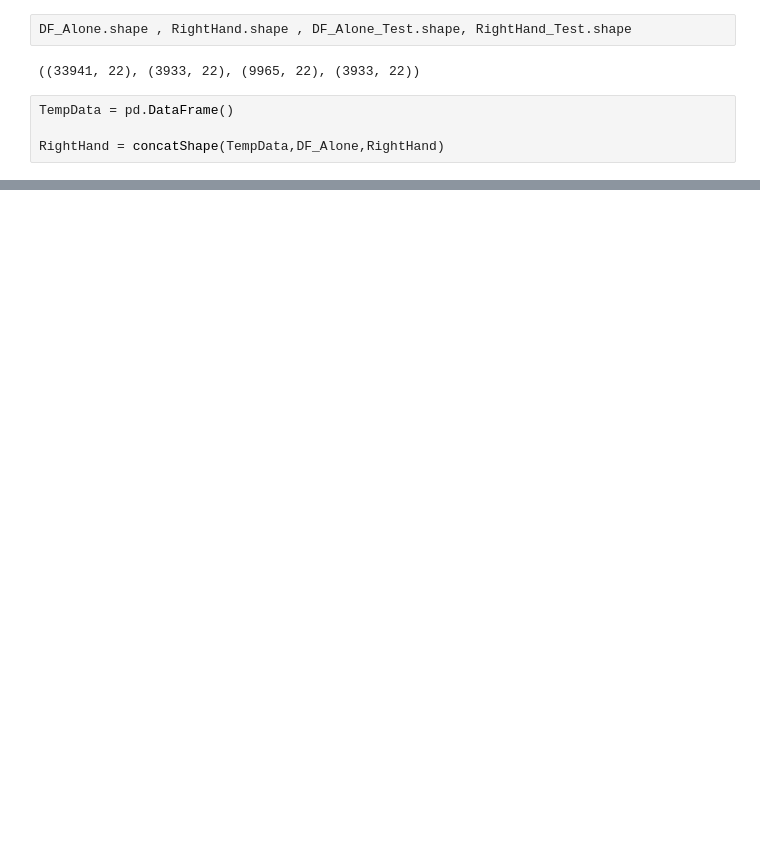
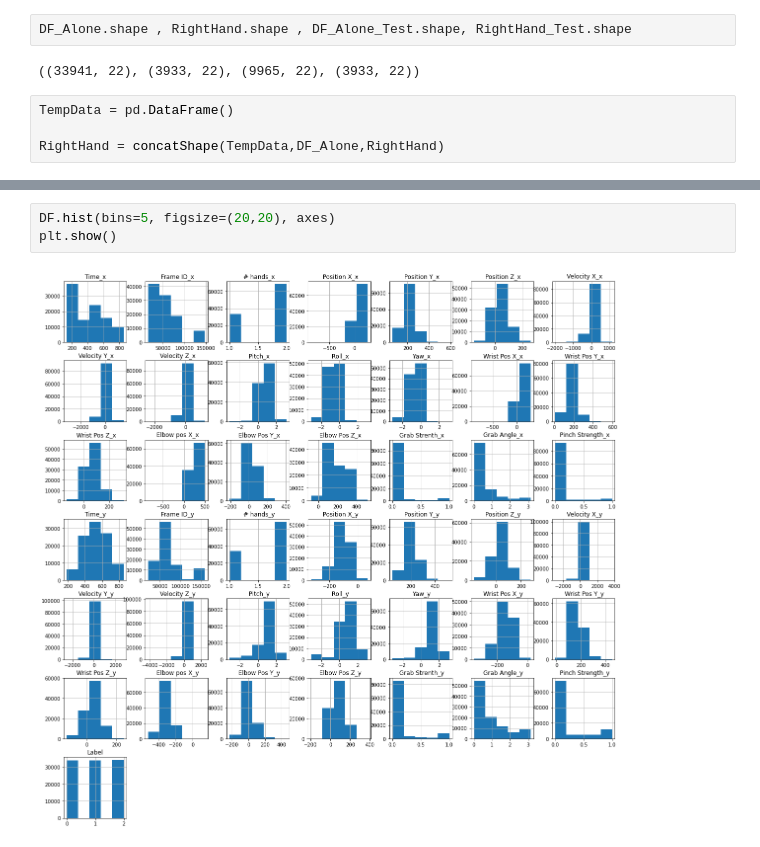
Before and after one commit to GalKoaz/Data-visualization, a Jupyter notebook: Hands.ipynb, the cells around one changed output, grey strips where cells are left out. Cells and saved outputs as stored; diff of their text form; blank space fills up the shorter version.

```diff
--- a/Hands.ipynb
+++ b/Hands.ipynb
@@ -974,0 +814,5 @@ scores_soft
+# %%
+DF.hist(bins=5, figsize=(20,20), axes)
+plt.show()
+# %% [output]
+[figure, added]
```
Also changed, not shown: parts of 146 cells of this notebook.
